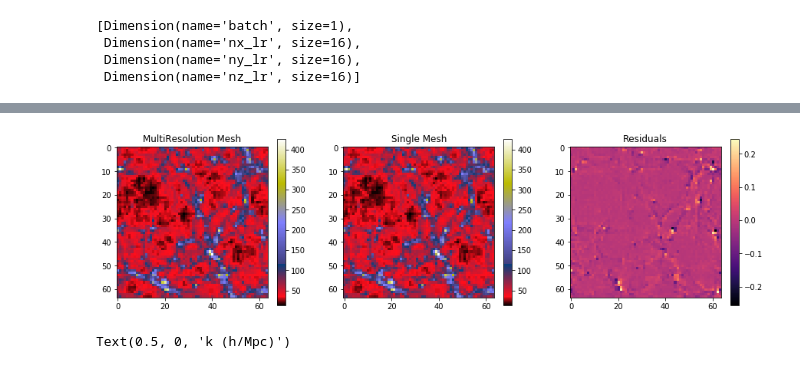
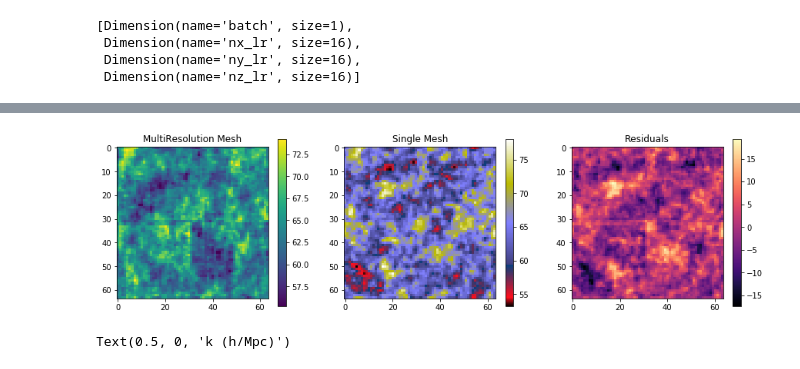
Before and after one commit to DifferentiableUniverseInitiative/flowpm, a Jupyter notebook: notebooks/demo_Mesh_Nbody-MultiGrid-local.ipynb, the cells around one changed output, grey strips where cells are left out. Saved outputs shown, nothing was run; the diff lists cells and outputs as text; code cells hidden in the pictures.

```diff
--- a/notebooks/demo_Mesh_Nbody-MultiGrid-local.ipynb
+++ b/notebooks/demo_Mesh_Nbody-MultiGrid-local.ipynb
@@ -195,9 +209,18 @@ final_field = mtf.reshape(final_field,  [batch_dim, fx_dim, fy_dim, fz_dim])
+# %%
+#final_field = mtf.reshape(final_field,  [batch_dim, fx_dim, fy_dim, fz_dim])
+final_field = mtf.slicewise(lambda x: x[:,0,0,0],
+                    [final_field],
+                    output_dtype=tf.float32,
+                    output_shape=[batch_dim, fx_dim, fy_dim, fz_dim],
+                    name='my_dumb_reshape',
+                    splittable_dims=part_shape[:-1]+hr_shape[:4])
 # %%
 # Let's have a look!
 devices = ["/job:mesh/task:%d"%i for i in range(cluster.num_tasks("mesh"))]
-mesh_shape = [("row", 2), ("col", 1)]
+mesh_shape = [("row", 2), ("col", 2)]
 layout_rules = [("nx_lr", "row"), ("ny_lr", "col"),
                 ("nx", "row"), ("ny", "col"),
+                ("ty_lr", "row"), ("tz_lr", "col"),
                 ("nx_block","row"), ("ny_block","col")]
 
 mesh_impl = mtf.placement_mesh_impl.PlacementMeshImpl(
@@ -209,30 +250,30 @@ tf_field = lowering.export_to_tf_tensor(final_field)
 # %%
 # Compute evolution of the field using standard FlowPM
 state = flowpm.lpt_init(initial_conditions, a0=0.1,order=1)
-final_state = flowpm.nbody(state,  stages, nc)
+final_state = state# flowpm.nbody(state,  stages, nc)
 tfinal_field = flowpm.cic_paint(tf.zeros_like(initial_conditions), final_state[0])
 # %%
 # with tf.Session("grpc://localhost:2222") as sess:
 #     fin_ref = sess.run(tfinal_field )
-with tf.Session("grpc://localhost:8488") as sess:
-    fin_ref = sess.run(tfinal_field )
+#with tf.Session("grpc://localhost:8488") as sess:
+#    fin_ref = sess.run(tfinal_field )
 # %%
 with tf.Session("grpc://localhost:8488") as sess:
     fin_ref, fin = sess.run([tfinal_field , tf_field])
 # %%
 figure(figsize=(15,4))
 subplot(131)
-imshow((fin)[0,].sum(axis=2),cmap='gist_stern'); colorbar();
+imshow((fin)[0,].sum(axis=2)); colorbar();
 title('MultiResolution Mesh')
 subplot(132)
 imshow(fin_ref[0,].sum(axis=2),cmap='gist_stern'); colorbar();
 title('Single Mesh')
 subplot(133)
 imshow((fin_ref - fin)[0,].sum(axis=2),cmap='magma'); colorbar();
 title('Residuals')
 savefig('figname.png',  transparent=False)
 # %% [output]
-[figure, old version]
+[figure, new version]
 # %%
 from nbodykit.lab import *
 from nbodykit import setup_logging, style
```
Also changed, not shown: parts of 12 cells of this notebook, 4 other files.
